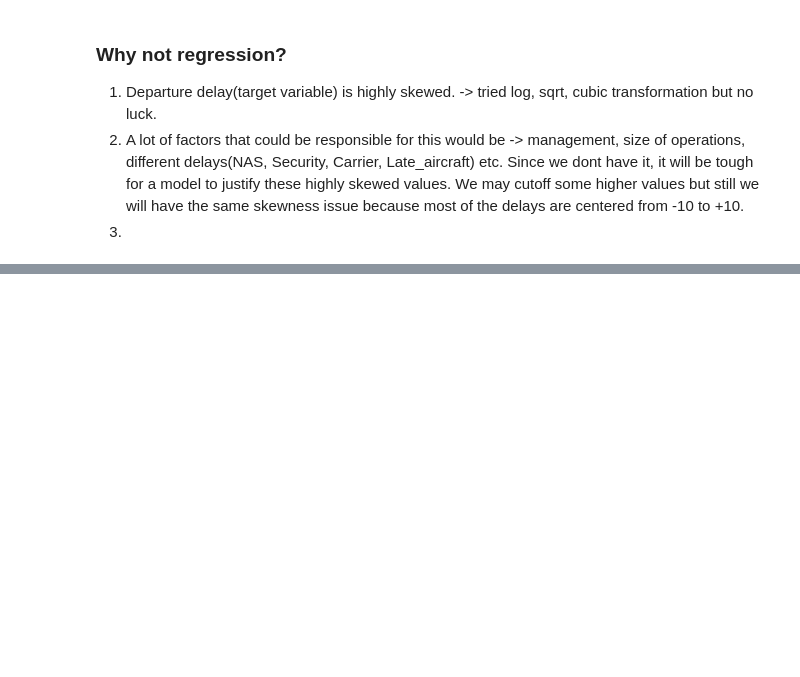
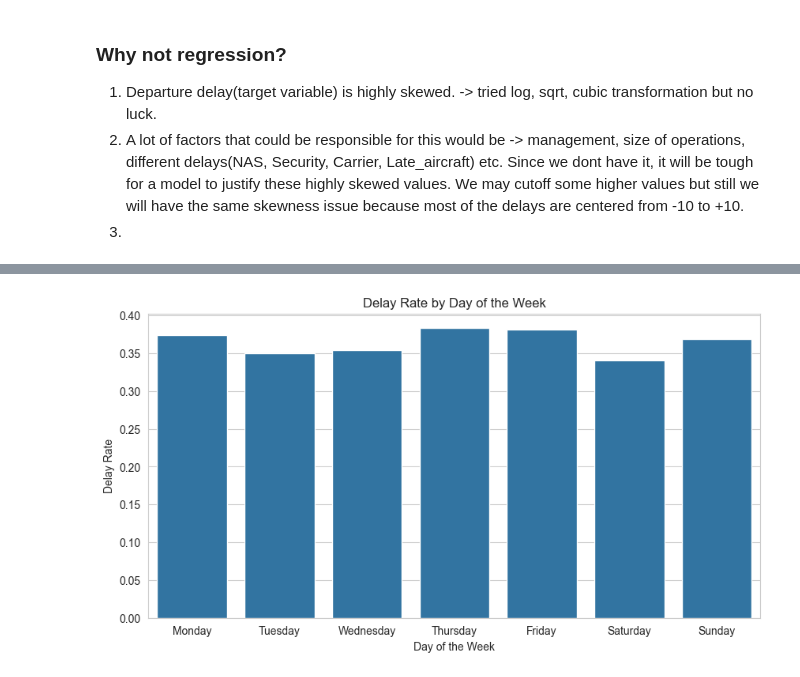
Before and after one commit to sk2003hw/Airline_Delay_and_Cancellation_Analysis, a Jupyter notebook: 509_EDA.ipynb, the cells around one changed output, grey strips where cells are left out. Cells and saved outputs as stored; diff of their text form; code cells hidden in the pictures; blank space fills up the shorter version.

```diff
--- a/509_EDA.ipynb
+++ b/509_EDA.ipynb
@@ -401,0 +441,12 @@ Since we dont have access to above factors, its best not to go with a regression
+# %%
+df2['DAY_OF_WEEK'] = pd.to_datetime(df2['FL_DATE']).dt.day_name()
+day_of_week_delay_rate = df2.groupby('DAY_OF_WEEK')['DEP_DELAY'].mean().reset_index()
+
+plt.figure(figsize=(10, 5))
+sns.barplot(x='DAY_OF_WEEK', y='DEP_DELAY', data=day_of_week_delay_rate, order=['Monday', 'Tuesday', 'Wednesday', 'Thursday', 'Friday', 'Saturday', 'Sunday'])
+plt.title('Delay Rate by Day of the Week')
+plt.xlabel('Day of the Week')
+plt.ylabel('Delay Rate')
+plt.show()
+# %% [output]
+[figure, added]
```
Also changed, not shown: parts of 11 cells of this notebook.
